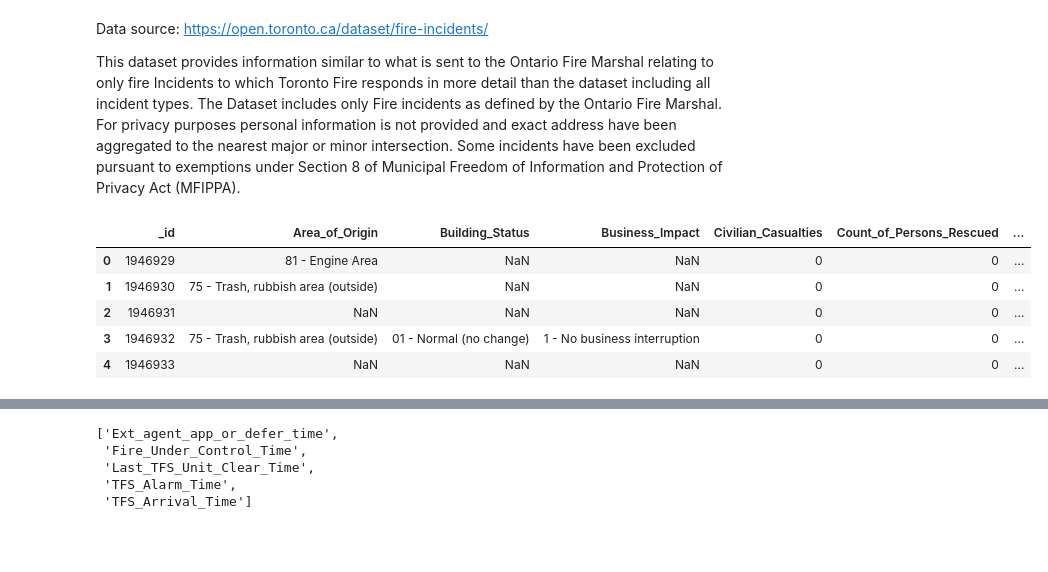
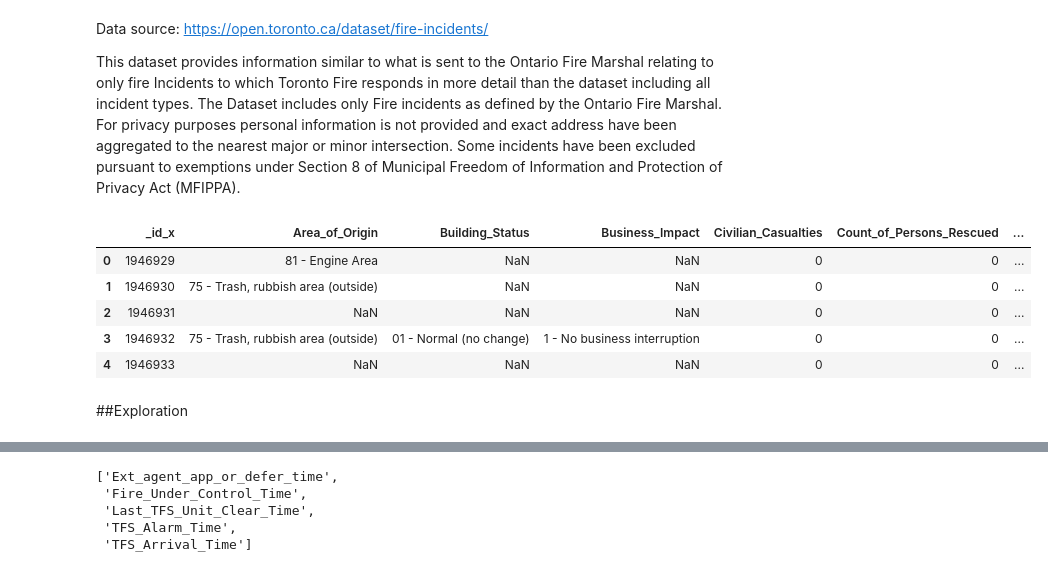
Before and after one commit to JimenaBaripatti/FeatureEngineering, a Jupyter notebook: Fire_Data_Exploration.ipynb, the cells around one changed output, grey strips where cells are left out. Cells and saved outputs as stored; diff of their text form; code cells hidden in the pictures; blank space fills up the shorter version.

```diff
--- a/Fire_Data_Exploration.ipynb
+++ b/Fire_Data_Exploration.ipynb
@@ -21,14 +21,17 @@ pd.set_option('display.max_colwidth', -1)
 %matplotlib inline
 # %%
 #Reading Data
-#df = pd.read_csv('https://raw.githubusercontent.com/JimenaBaripatti/FeatureEngineering/main/data/Fire_Incidents_Data.csv')
-df = pd.read_pickle('fire_incident_join_weather.pkl')
+df_incidents = pd.read_csv('https://raw.githubusercontent.com/JimenaBaripatti/FeatureEngineering/main/data/Fire_Incidents_Data.csv')
+#df = pd.read_pickle('fire_incident_join_weather.pkl')
+df = pd.read_csv('https://raw.githubusercontent.com/JimenaBaripatti/FeatureEngineering/main/data/incident_SD.csv')
 df_original = df.copy()
 df.head()
 # %% [output]
-|  | _id | Area_of_Origin | Building_Status | Business_Impact | Civilian_Casualties | Count_of_Persons_Rescued | ... |
+|  | _id_x | Area_of_Origin | Building_Status | Business_Impact | Civilian_Casualties | Count_of_Persons_Rescued | ... |
 | 0 | 1946929 | 81 - Engine Area | NaN | NaN | 0 | 0 | ... |
 | 1 | 1946930 | 75 - Trash, rubbish area (outside) | NaN | NaN | 0 | 0 | ... |
 | 2 | 1946931 | NaN | NaN | NaN | 0 | 0 | ... |
 | 3 | 1946932 | 75 - Trash, rubbish area (outside) | 01 - Normal (no change) | 1 - No business interruption | 0 | 0 | ... |
 | 4 | 1946933 | NaN | NaN | NaN | 0 | 0 | ... |
+# %% [markdown]
+##Exploration
```
Also changed, not shown: parts of 35 cells of this notebook.
